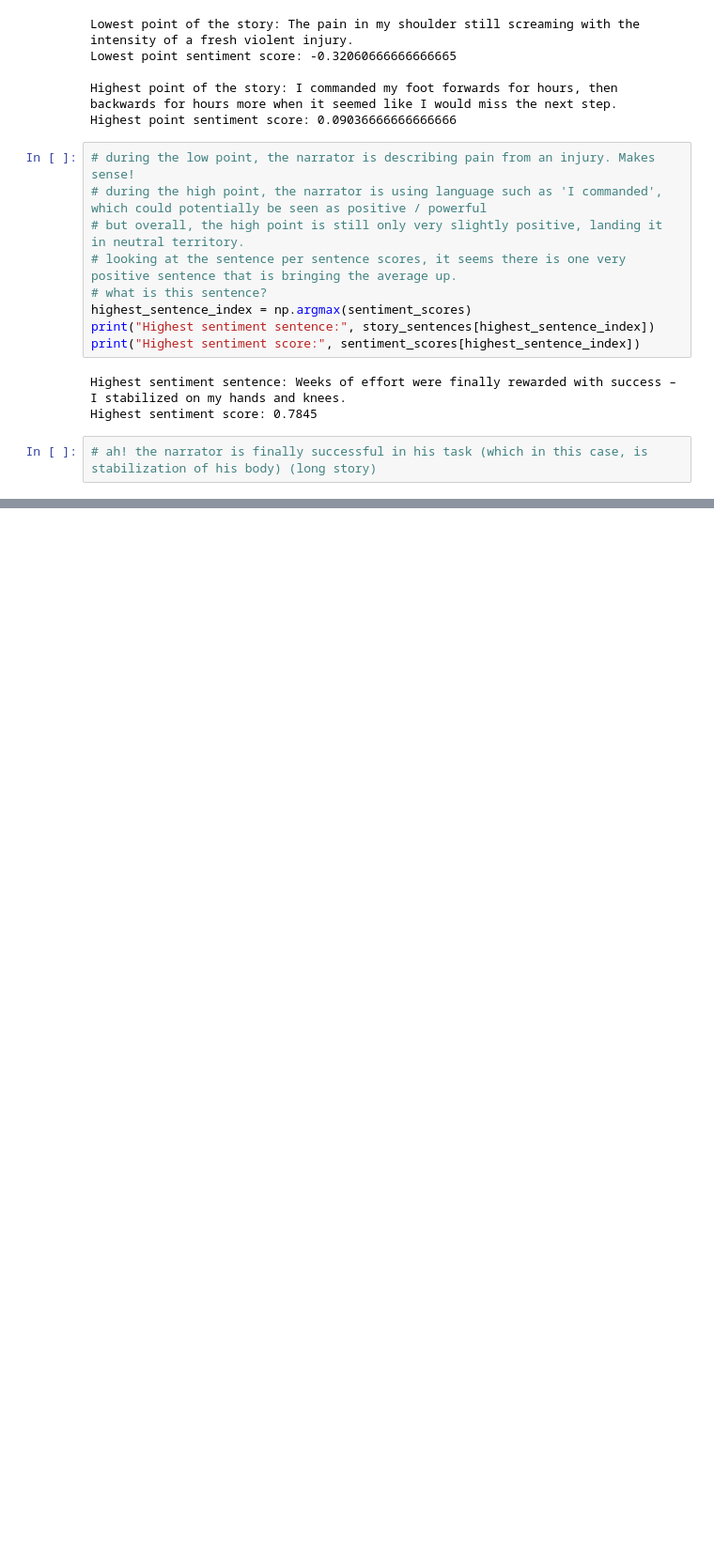
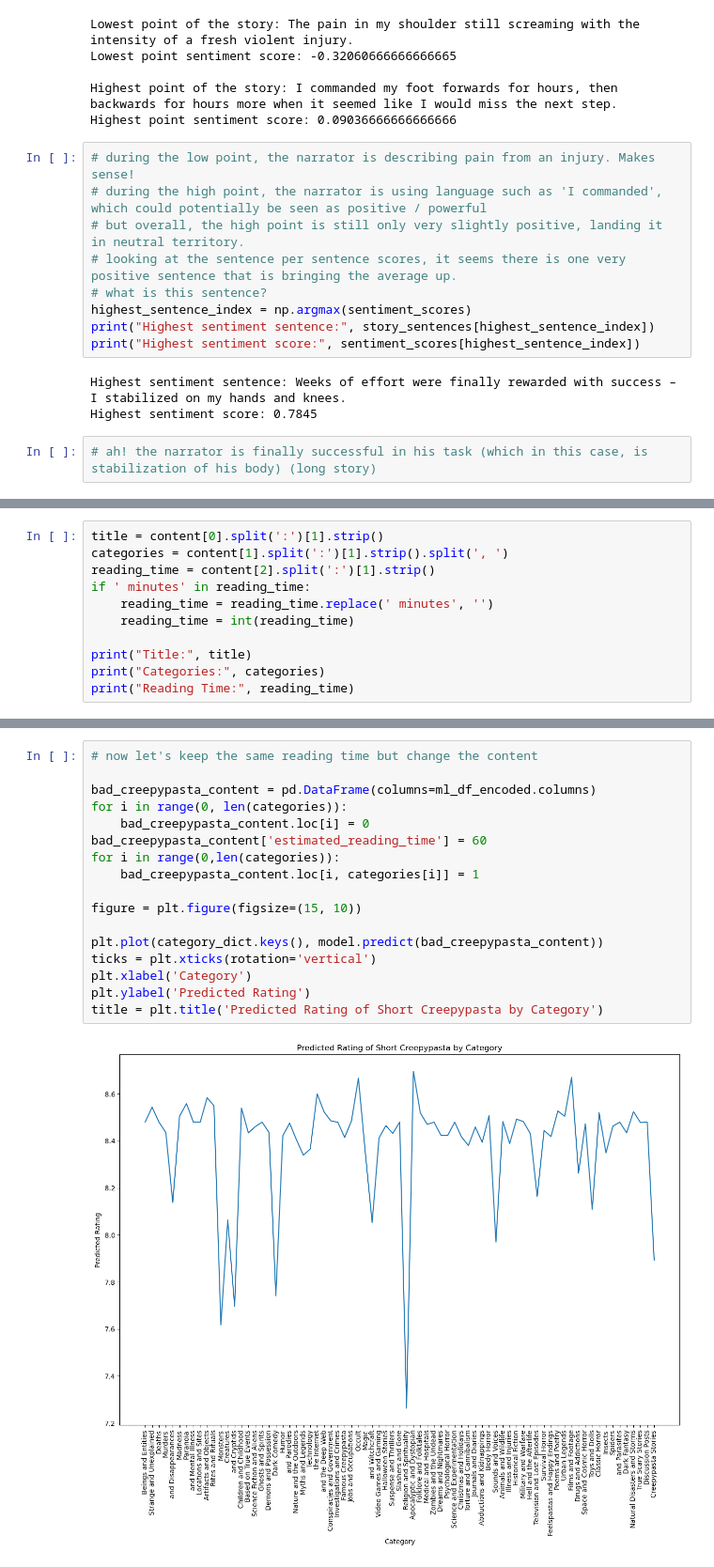
Before and after one commit to BraydenJenkins/creepypasta-analysis, a Jupyter notebook: analysis.ipynb, the cells around one changed output, grey strips where cells are left out. Shown at 94% size. Cells and saved outputs as stored; diff of their text form; blank space fills up the shorter version.

```diff
--- a/analysis.ipynb
+++ b/analysis.ipynb
@@ -500,0 +633,11 @@ Highest sentiment score: 0.7845
+# %%
+title = content[0].split(':')[1].strip()
+categories = content[1].split(':')[1].strip().split(', ')
+reading_time = content[2].split(':')[1].strip()
+if ' minutes' in reading_time:
+    reading_time = reading_time.replace(' minutes', '')
+    reading_time = int(reading_time)
+
+print("Title:", title)
+print("Categories:", categories)
+print("Reading Time:", reading_time)
@@ -500,0 +717,19 @@ Highest sentiment score: 0.7845
+# %%
+# now let's keep the same reading time but change the content
+
+bad_creepypasta_content = pd.DataFrame(columns=ml_df_encoded.columns)
+for i in range(0, len(categories)):
+    bad_creepypasta_content.loc[i] = 0
+bad_creepypasta_content['estimated_reading_time'] = 60
+for i in range(0,len(categories)):
+    bad_creepypasta_content.loc[i, categories[i]] = 1
+
+figure = plt.figure(figsize=(15, 10))
+
+plt.plot(category_dict.keys(), model.predict(bad_creepypasta_content))
+ticks = plt.xticks(rotation='vertical')
+plt.xlabel('Category')
+plt.ylabel('Predicted Rating')
+title = plt.title('Predicted Rating of Short Creepypasta by Category')
+# %% [output]
+[figure, added]
```
Also changed, not shown: parts of 37 cells of this notebook.
